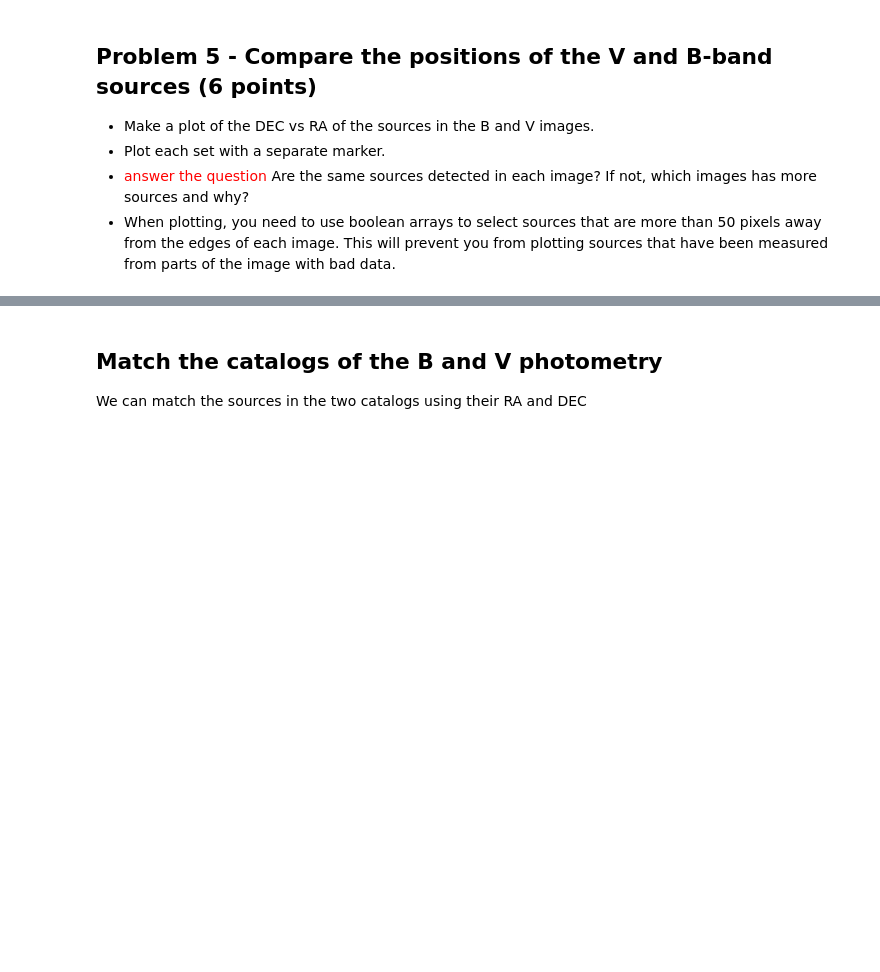
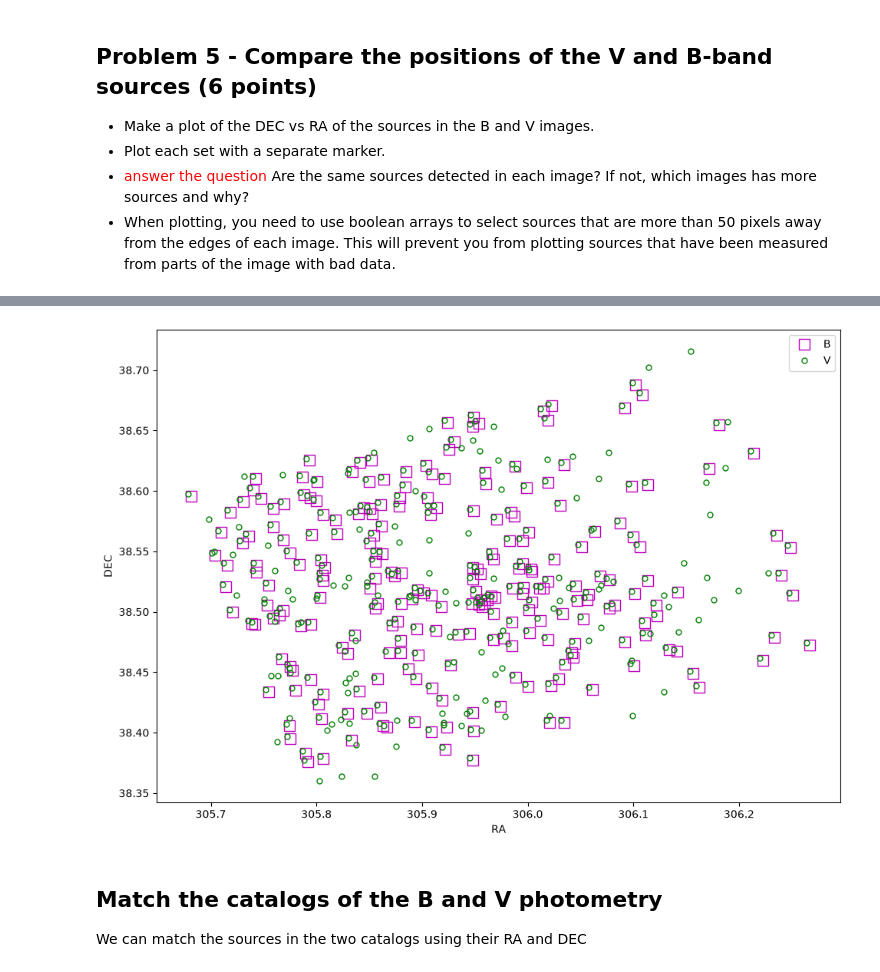
Before and after one commit to NathanielS-KU/Reductionproject_student, a Jupyter notebook: cluster_photometry_student.ipynb, the cells around one changed output, grey strips where cells are left out. Cells and saved outputs as stored; diff of their text form; code cells hidden in the pictures; blank space fills up the shorter version.

```diff
--- a/cluster_photometry_student.ipynb
+++ b/cluster_photometry_student.ipynb
@@ -532,29 +630,33 @@ Based on the plot above, choose a threshold for your final catalog in the cell a
 # %%
 #*************************
 # make a plot of the RA and DEC of the sources in the B and V images
 
 #select sources away from image boundary in B-band image
 #boolean flags for good positions in the B and V-band images
-noedgeflag_b =
-noedgeflag_v =
-
+limit = 50 ## define a var for the edge pixel limit
+noedgeflag_b = (sources_b['xcentroid'] > limit) & (sources_b['xcentroid'] < header_b['NAXIS1'] - limit) & (sources_b['ycentroid'] > limit) & (sources_b['ycentroid'] < header_b['NAXIS2'] - limit)
+## first two statements for the x-axis limts, last two for the y-axis limts.
+noedgeflag_v = (sources_v['xcentroid'] > limit) & (sources_v['xcentroid'] < header_v['NAXIS1'] - limit) & (sources_v['ycentroid'] > limit) & (sources_v['ycentroid'] < header_v['NAXIS2'] - limit)
 
 # open a figure
-plt.figure()
+fig,RA_vs_DEC = plt.subplots(figsize=(11.5,8))
 
 # plot the positions of the B sources
-plt.plot(,,'ms',mfc='None',markersize=10,label='B')
+RA_vs_DEC.plot(ra_b[noedgeflag_b],dec_b[noedgeflag_b],'ms',mfc='None',markersize=10,label='B')
 
 # plot the positions of the V sources
-plt.plot(,,'g.',mfc='None',markersize=10,label='V')
+RA_vs_DEC.plot(ra_v[noedgeflag_v],dec_v[noedgeflag_v],'g.',mfc='None',markersize=10,label='V')
 
 # add a legend
-
+RA_vs_DEC.legend(loc='best')
 # label your x axis
-
+RA_vs_DEC.set_xlabel('RA')
 # label your y axis
-
+RA_vs_DEC.set_ylabel('DEC')
 # save your plot
+plt.show()
+# %% [output]
+[figure, added]
 # %% [markdown]
 ## Match the catalogs of the B and V photometry
 
```
Also changed, not shown: parts of 8 cells of this notebook.
